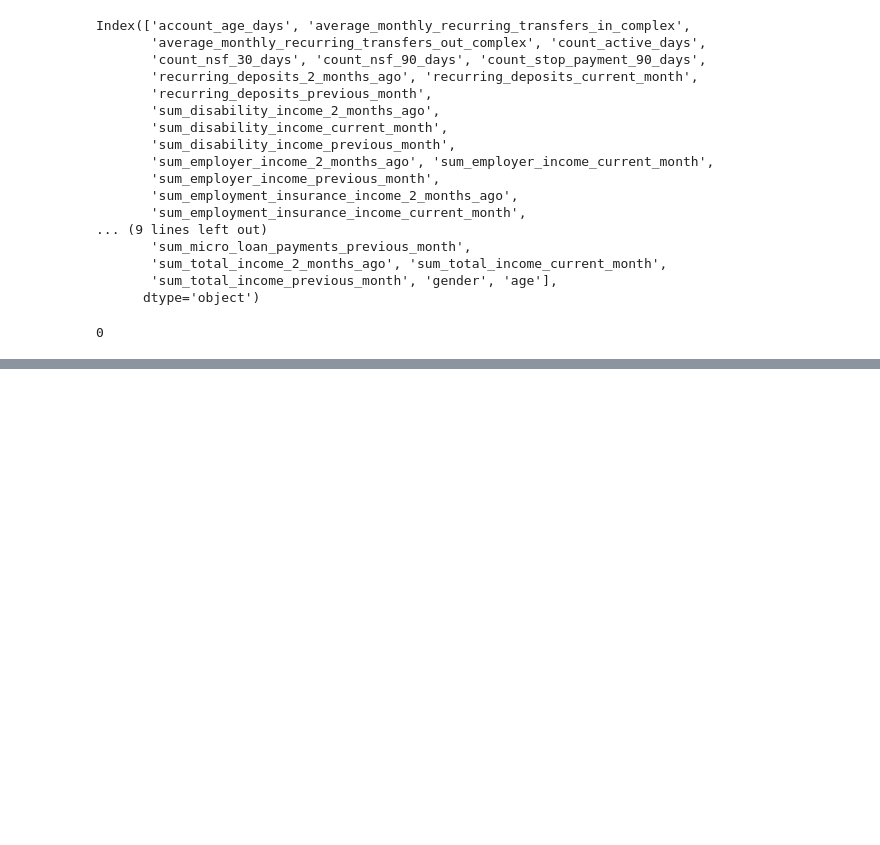
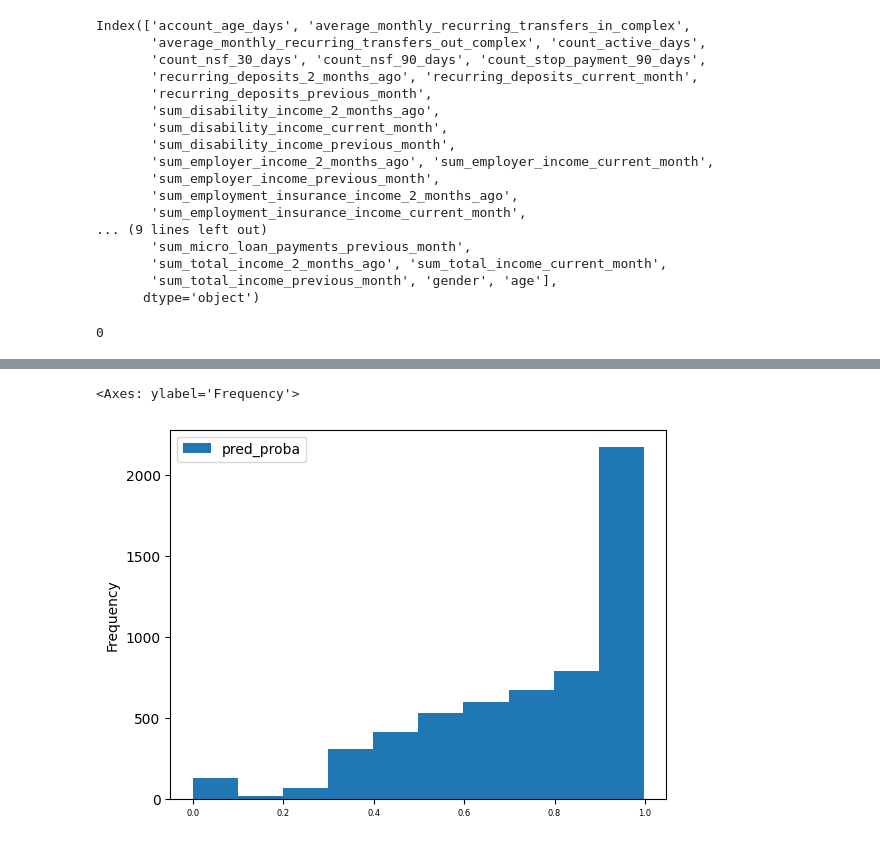
Before and after one commit to klahrich/westgate, a Jupyter notebook: refusal_model/refusal.ipynb, the cells around one changed output, grey strips where cells are left out. Saved outputs shown, nothing was run; the diff lists cells and outputs as text; code cells hidden in the pictures; blank space fills up the shorter version.

```diff
--- a/refusal_model/refusal.ipynb
+++ b/refusal_model/refusal.ipynb
@@ -167,3 +191,10 @@ Normalized confusion matrix:
+# %%
+y_pred_proba_check = refusal_model.predict_proba(X_test, filter=False, engineer=False)
+# %%
+y_pred_proba_check.plot.hist()
+# %% [output]
+<Axes: ylabel='Frequency'>
+[figure, added]
 # %%
 perf_df = pd.DataFrame({'y_pred': y_pred_proba, 'y_test': y_test})
 # %%
```
Also changed, not shown: parts of 30 cells of this notebook, 28 other files.
